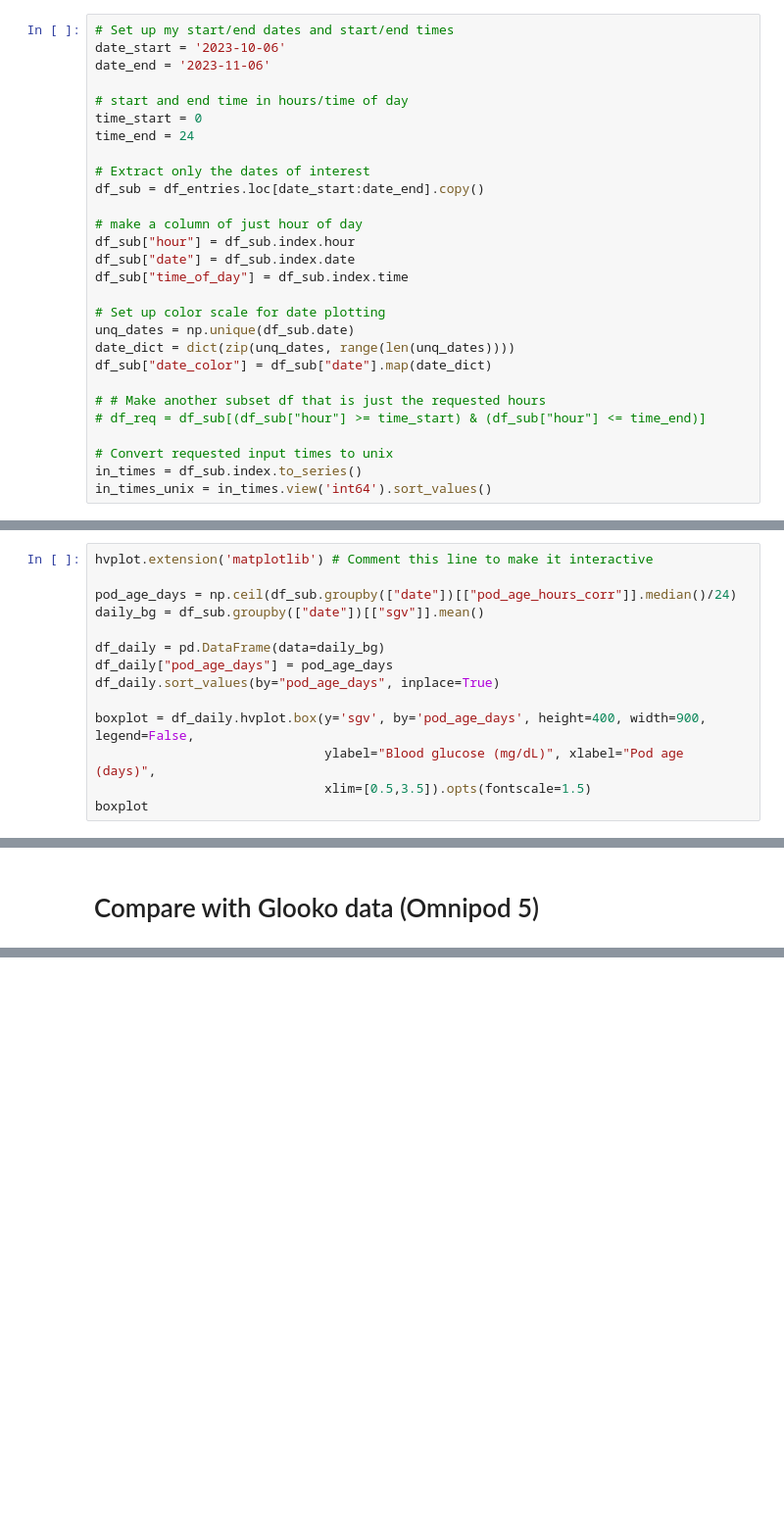
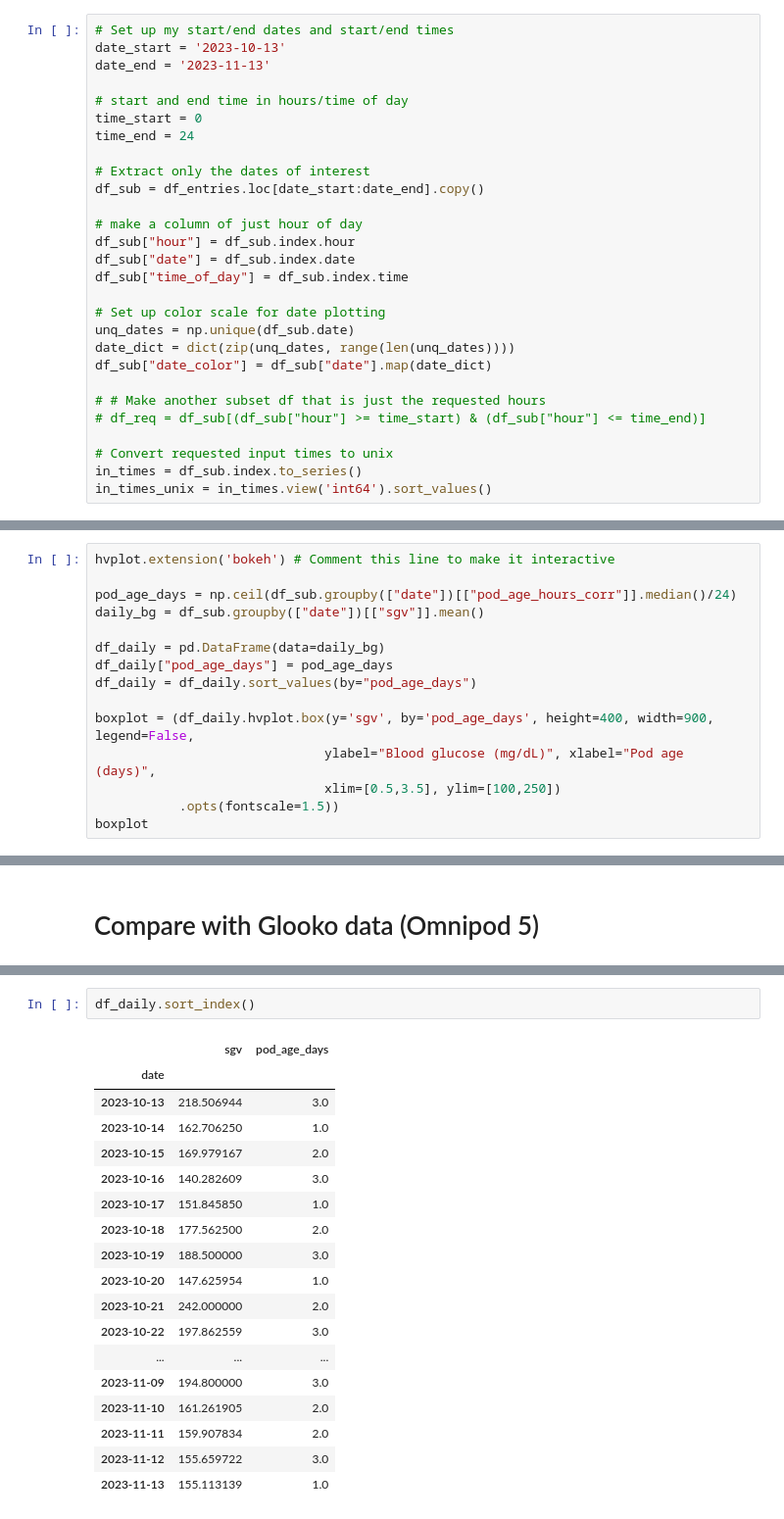
Before and after one commit to michellejw/mdb_explore, a Jupyter notebook: notebooks/df_explore_part06.ipynb, the cells around one changed output, grey strips where cells are left out. Shown at 98% size. Saved outputs shown, nothing was run; the diff lists cells and outputs as text; blank space fills up the shorter version.

```diff
--- a/notebooks/df_explore_part06.ipynb
+++ b/notebooks/df_explore_part06.ipynb
@@ -70,8 +83,8 @@ pod_change_times = [x["time"] for xdex, x in df_devicestatus.iterrows()
 pod_times_unix = pd.Series(pod_change_times).view('int64').sort_values()
 # %%
 # Set up my start/end dates and start/end times
-date_start = '2023-10-06'
-date_end = '2023-11-06'
+date_start = '2023-10-13'
+date_end = '2023-11-13'
 
 # start and end time in hours/time of day
 time_start = 0
@@ -170,18 +191,19 @@ This next one shows a really clear trend. It looks like there's definitely an in
 
 My guess is that this is something that is accounted for in the Omnipod manufacturers algorithm. They do say that it takes a couple of pods when you first start for it to adjust and become more optimal for each person, so I suppose it's conceivable this is .
 # %%
-hvplot.extension('matplotlib') # Comment this line to make it interactive
+hvplot.extension('bokeh') # Comment this line to make it interactive
 
 pod_age_days = np.ceil(df_sub.groupby(["date"])[["pod_age_hours_corr"]].median()/24)
 daily_bg = df_sub.groupby(["date"])[["sgv"]].mean()
 
 df_daily = pd.DataFrame(data=daily_bg)
 df_daily["pod_age_days"] = pod_age_days
-df_daily.sort_values(by="pod_age_days", inplace=True)
+df_daily = df_daily.sort_values(by="pod_age_days")
 
-boxplot = df_daily.hvplot.box(y='sgv', by='pod_age_days', height=400, width=900, legend=False,
+boxplot = (df_daily.hvplot.box(y='sgv', by='pod_age_days', height=400, width=900, legend=False,
                               ylabel="Blood glucose (mg/dL)", xlabel="Pod age (days)",
-                              xlim=[0.5,3.5]).opts(fontscale=1.5)
+                              xlim=[0.5,3.5], ylim=[100,250])
+           .opts(fontscale=1.5))
 boxplot
 # %% [output]
 [interactive output not drawn]
@@ -233,0 +334,21 @@ df_alarms
+# %%
+df_daily.sort_index()
+# %% [output]
+|  | sgv | pod_age_days |
+| date |  |  |
+| 2023-10-13 | 218.506944 | 3.0 |
+| 2023-10-14 | 162.706250 | 1.0 |
+| 2023-10-15 | 169.979167 | 2.0 |
+| 2023-10-16 | 140.282609 | 3.0 |
+| 2023-10-17 | 151.845850 | 1.0 |
+| 2023-10-18 | 177.562500 | 2.0 |
+| 2023-10-19 | 188.500000 | 3.0 |
+| 2023-10-20 | 147.625954 | 1.0 |
+| 2023-10-21 | 242.000000 | 2.0 |
+| 2023-10-22 | 197.862559 | 3.0 |
+| ... | ... | ... |
+| 2023-11-09 | 194.800000 | 3.0 |
+| 2023-11-10 | 161.261905 | 2.0 |
+| 2023-11-11 | 159.907834 | 2.0 |
+| 2023-11-12 | 155.659722 | 3.0 |
+| 2023-11-13 | 155.113139 | 1.0 |
```
Also changed, not shown: parts of 19 cells of this notebook.
